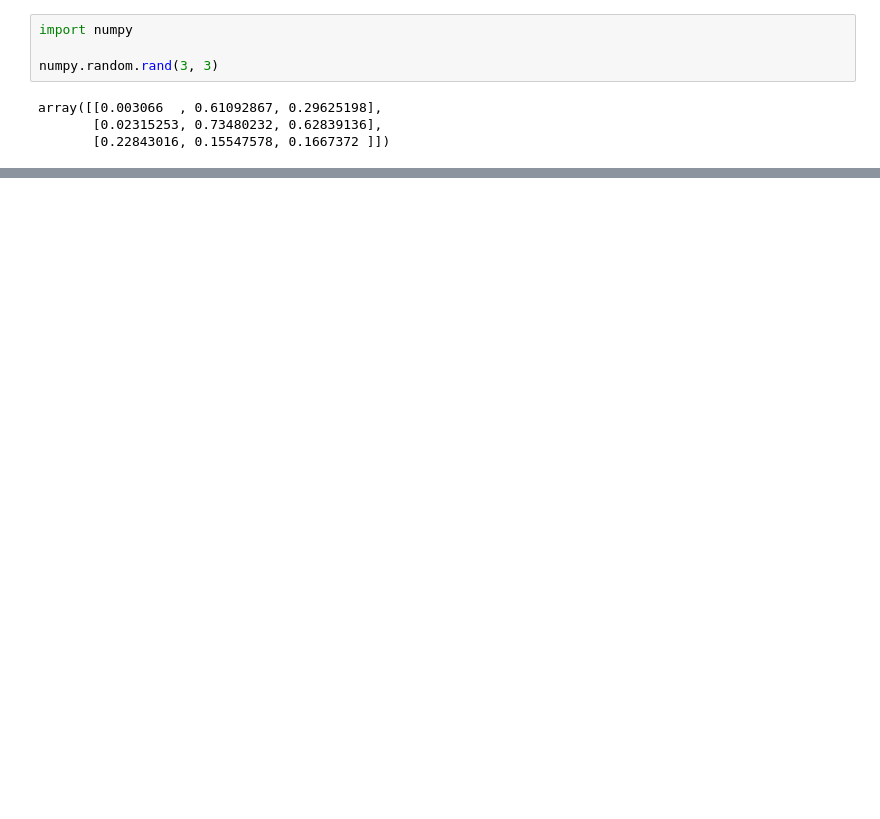
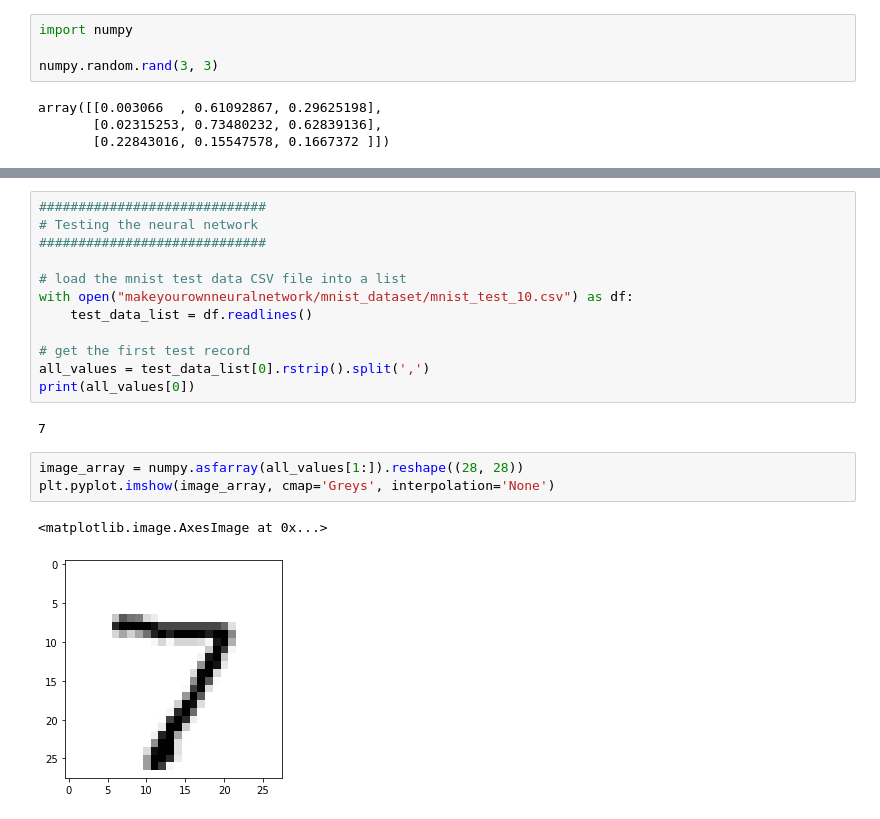
Before and after one commit to ngocson2vn/MachineLearning, a Jupyter notebook: Make-Your-Own-Neural-Network.ipynb, the cells around one changed output, grey strips where cells are left out. Drawn from its saved outputs; the diff is of its cells as text; blank space fills up the shorter version.

```diff
--- a/Make-Your-Own-Neural-Network.ipynb
+++ b/Make-Your-Own-Neural-Network.ipynb
@@ -91,0 +231,20 @@ array([[0.003066  , 0.61092867, 0.29625198],
+# %%
+#############################
+# Testing the neural network
+#############################
+
+# load the mnist test data CSV file into a list
+with open("makeyourownneuralnetwork/mnist_dataset/mnist_test_10.csv") as df:
+    test_data_list = df.readlines()
+
+# get the first test record
+all_values = test_data_list[0].rstrip().split(',')
+print(all_values[0])
+# %% [output]
+7
+# %%
+image_array = numpy.asfarray(all_values[1:]).reshape((28, 28))
+plt.pyplot.imshow(image_array, cmap='Greys', interpolation='None')
+# %% [output]
+<matplotlib.image.AxesImage at 0x...>
+[figure, added]
```
Also changed, not shown: parts of 9 cells of this notebook.
